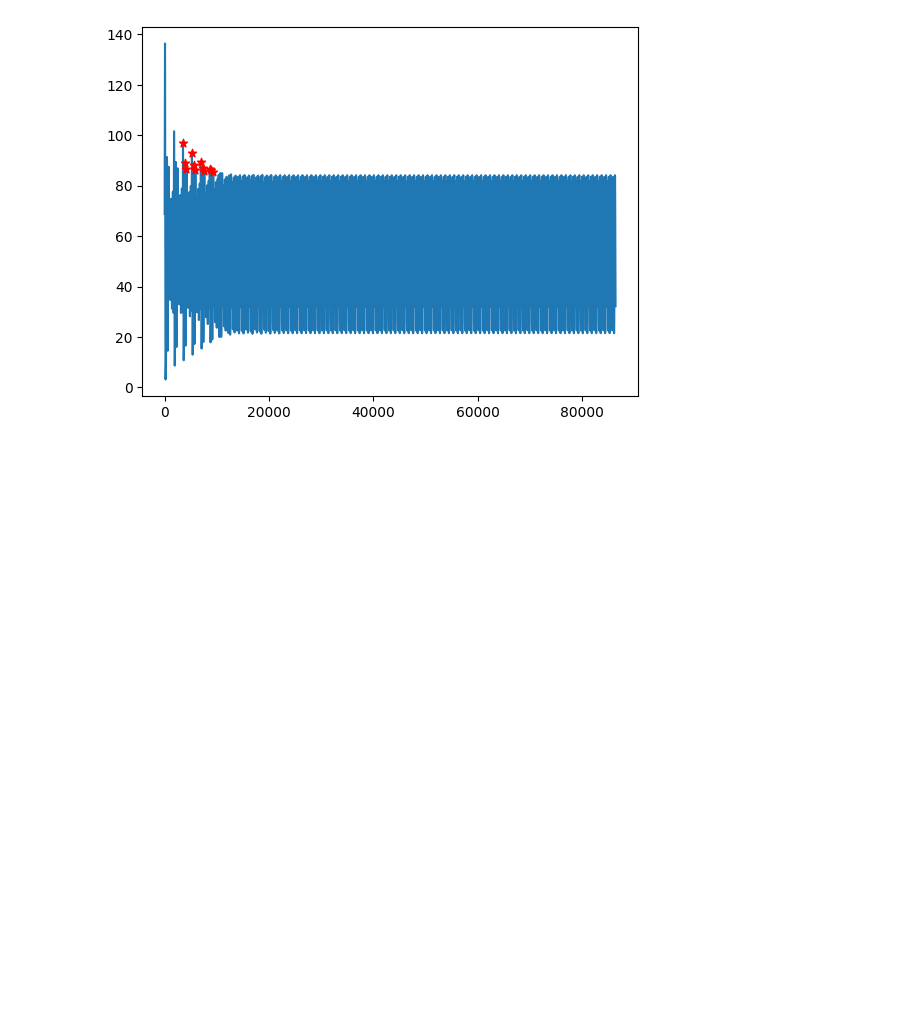
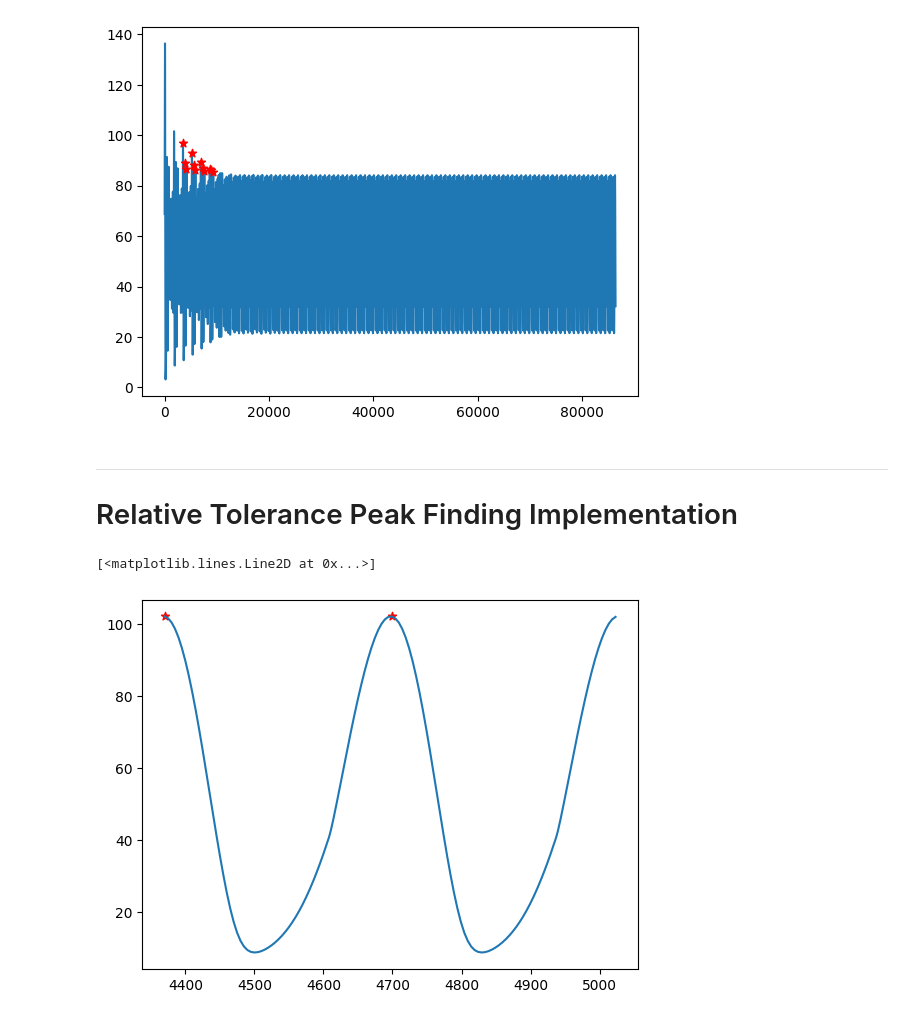
Before and after one commit to ErikBachRyhl/p53, a Jupyter notebook: gammel_nutlin_peak_finder.ipynb, the cells around one changed output. Cells and saved outputs as stored; diff of their text form; code cells hidden in the pictures; blank space fills up the shorter version.

```diff
--- a/gammel_nutlin_peak_finder.ipynb
+++ b/gammel_nutlin_peak_finder.ipynb
@@ -256,3 +256,55 @@ plt.scatter(t_1[index_højeste_peaks], p_1[index_højeste_peaks], marker='*', co
 # %% [output]
 <matplotlib.collections.PathCollection at 0x...>
 [figure]
+# %% [markdown]
+___
+
+# Relative Tolerance Peak Finding Implementation
+# %%
+# Running this after starting nutlin
+# For finding a candidate for peak height of highest peaks.
+def get_peak_height(y):
+    y_peaks = find_peaks(y, height=None)[0][-30:]
+    reference_height = 0
+
+    for peak in y_peaks:
+        if y[peak] > reference_height:
+            reference_height = y[peak]
+        else:
+            continue
+
+    return y_peaks, reference_height
+# %%
+highest_peak_candidates, top_peak_height_after_transient = get_peak_height(p_1)
+# %%
+# Use "get_peak_height" after running nutlin sim to get a feeling for where the highest peaks are after adding nutlin
+def find_highest_peaks_nutlin(y, reference_height, current_OOmega):
+
+    # This is a list of clean rotation numbers, where the rtol should be very low,
+    # because the oscillations are so stable that we can easily distinguish between highest and lowest peak series without getting into problems we think.
+    nice_values = [0, 0.5, 1, 1.5, 2, 2.5, 3, 3.5]
+
+    rtol = None
+
+    if np.isin(current_OOmega, nice_values):
+        rtol = 1e-2
+    else:
+        rtol = 0.3 + 1/(10*coupling_strength) * 1/(1 + np.exp(coupling_strength)) # Arbritary sigmoid
+
+    height_interval = [reference_height - rtol, reference_height + rtol]
+
+    y_peaks = find_peaks(y, height=height_interval)[0]
+
+    return y_peaks
+# %%
+top_peaks_after_adding_nutlin = find_highest_peaks_nutlin(p_1, top_peak_height_after_transient, 2)
+# %%
+window_left = 0
+window_right = 2
+
+# Kinda cryptic, just windows it without transient
+plt.scatter(t_1[top_peaks_after_adding_nutlin[window_left:window_right]], p_1[top_peaks_after_adding_nutlin[window_left:window_right]], marker='*', color="red")
+plt.plot(t_1[top_peaks_after_adding_nutlin[window_left]:top_peaks_after_adding_nutlin[window_right]],p_1[top_peaks_after_adding_nutlin[window_left]:top_peaks_after_adding_nutlin[window_right]])
+# %% [output]
+[<matplotlib.lines.Line2D at 0x...>]
+[figure, added]
```
Also changed, not shown: parts of 29 cells of this notebook, 14 other files.
